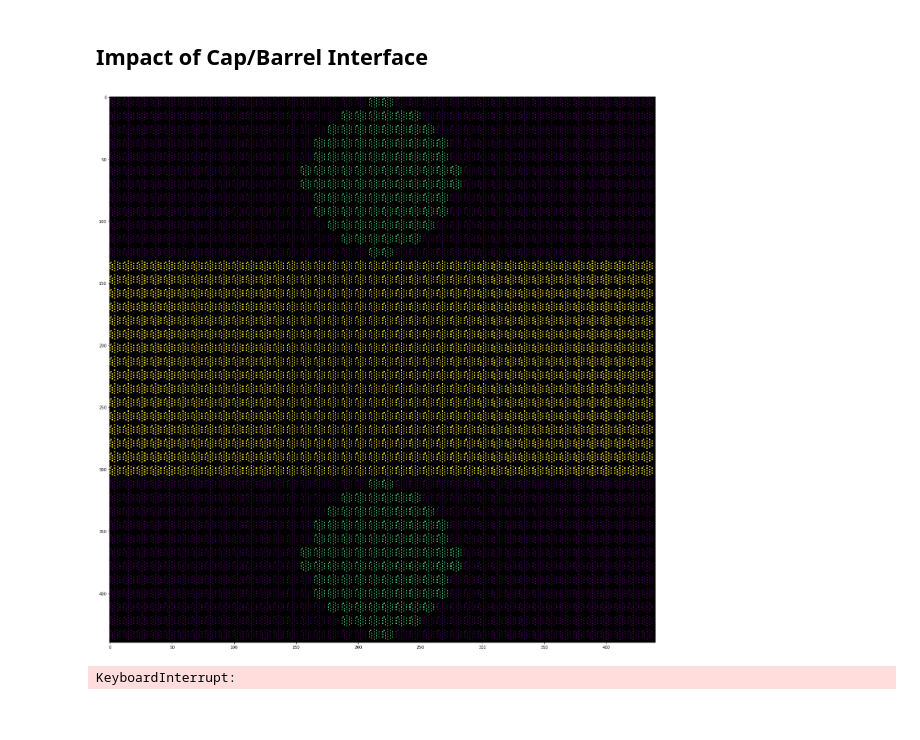
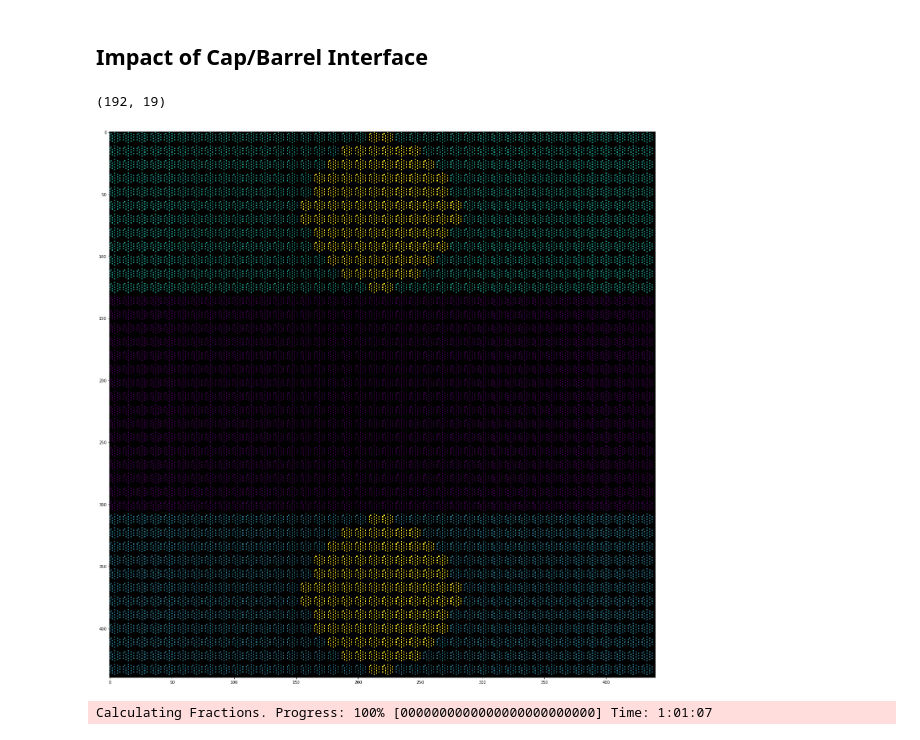
Before and after one commit to WatChMaL/CNN, a Jupyter notebook: Repeating_Classifier_Training/6. Detailed Performance Analysis.ipynb, the cells around one changed output. Saved outputs shown, nothing was run; the diff lists cells and outputs as text; code cells hidden in the pictures.

Commit message:
fixed path in hitarray changes, did some cap/barrel investigation

```diff
--- a/Repeating_Classifier_Training/6. Detailed Performance Analysis.ipynb
+++ b/Repeating_Classifier_Training/6. Detailed Performance Analysis.ipynb
@@ -746,49 +743,29 @@ original_eventdata = np.memmap(original_data_path, mode="r", shape=hdf5_event_da
 good_idxs = np.delete(test_filtered_indices, failed_idxs)
 good_idxs = np.delete(good_idxs, flagged_idxs)
 f.close()
-# %%
-cap_ind = np.array([[0,19],[0,20],
-                    [1,17],[1,18],[1,19],[1,20],[1,21],[1,22],
-                    [2,16],[2,17],[2,18],[2,19],[2,20],[2,21],[2,22], [2,23],
-                    [3,15],[3,16],[3,17],[3,18],[3,19],[3,20],[3,21],[3,22],[3,23],[3,24],
-                   [4,15],[4,16],[4,17],[4,18],[4,19],[4,20],[4,21],[4,22],[4,23],[4,24],
-                   [5,14],[5,15],[5,16],[5,17],[5,18],[5,19],[5,20],[5,21],[5,22],[5,23],[5,24],[5,25],
-                   [6,14],[6,15],[6,16],[6,17],[6,18],[6,19],[6,20],[6,21],[6,22],[6,23],[6,24],[6,25],
-                   [7,15],[7,16],[7,17],[7,18],[7,19],[7,20],[7,21],[7,22],[7,23],[7,24],
-                    [8,15],[8,16],[8,17],[8,18],[8,19],[8,20],[8,21],[8,22],[8,23],[8,24],
-                   [9,16],[9,17],[9,18],[9,19],[9,20],[9,21],[9,22],[9,23],
-                   [10,17],[10,18],[10,19],[10,20],[10,21],[10,22],
-                   [11,19],[11,20]])
-
-cap_ind = np.concatenate((cap_ind,cap_ind), axis=0);
-cap_ind[96:,0] = cap_ind[96:,0] + 28;
-
-barrel_idxs = np.array(list(itertools.product(list(range(12,28)),list(range(40)))))
 # %%
 from utils.plot_utils import get_plot_array
 import matplotlib
 fig, axes = plt.subplots(1,1,figsize=(25,25),facecolor='w')
 cmap = plt.cm.viridis
 cmap.set_bad(color='black')
 ax = axes
 event = np.array(original_eventdata[good_idxs[np.random.randint(0,high=good_idxs.shape[0])],:,:,0:19])
 event[:,:,:] = 1
-event[cap_ind[:,0],cap_ind[:,1],:] = 10/2
-event[barrel_idxs[:,0],barrel_idxs[:,1],:] = 10
+print(event[cap_ind[:,0],cap_ind[:,1],:].shape)
+# event[barrel_idxs[:,0],barrel_idxs[:,1],:] = 10
+event[:12,:,:] = 10/2
+event[28:,:,:] = 10/3
+# event[12:28,:,:]=10
+event[cap_ind[:,0],cap_ind[:,1],:] = 20
 a=get_plot_array(event)
 #     a = np.ma.masked_where(a < 0.05, a)
 ax.imshow(a,
            origin="upper",
            cmap=cmap,
            norm=matplotlib.colors.LogNorm(vmax=np.amax(a),
                                          clip=True))
 plt.show()
 # %% [output]
+(192, 19)
-[figure, old version]
+[figure, new version]
-# %%
-cap_fraction = []
-for idx in tqdm(good_idxs):
-    data = np.array(original_eventdata[idx])
-    cap_fraction.append(np.sum(data[cap_ind[:,0],cap_ind[:,1],:])/np.sum(data[barrel_idxs[:,0],barrel_idxs[:,1],:]))
-# %% [output]
-KeyboardInterrupt:
@@ -794,0 +776,13 @@ KeyboardInterrupt:
+# %%
+cap_fraction = np.ones_like(good_idxs, dtype=float)
+idx_chunks = list(chunks(range(good_idxs.shape[0]), 5000))
+pbar = ProgressBar(widgets=['Calculating Fractions. Progress: ', Percentage(), ' ', Bar(marker='0',left='[',right=']'),
+           ' ', ETA()], maxval=len(idx_chunks))
+pbar.start()
+for i, idx_chunk in enumerate(idx_chunks):
+    data = np.array(original_eventdata[idx_chunk])
+    cap_fraction[idx_chunk]= np.sum(np.concatenate((data[:,0:12,:,0:19],data[:,28:,:,0:19]),axis=1), (1,2,3))/np.sum(data[:,12:28,:,0:19], (1,2,3))
+    pbar.update(i)
+pbar.finish()
+# %% [output]
+Calculating Fractions. Progress: 100% [0000000000000000000000000] Time: 1:01:07
```
Also changed, not shown: parts of 7 cells of this notebook, 31 other files.
